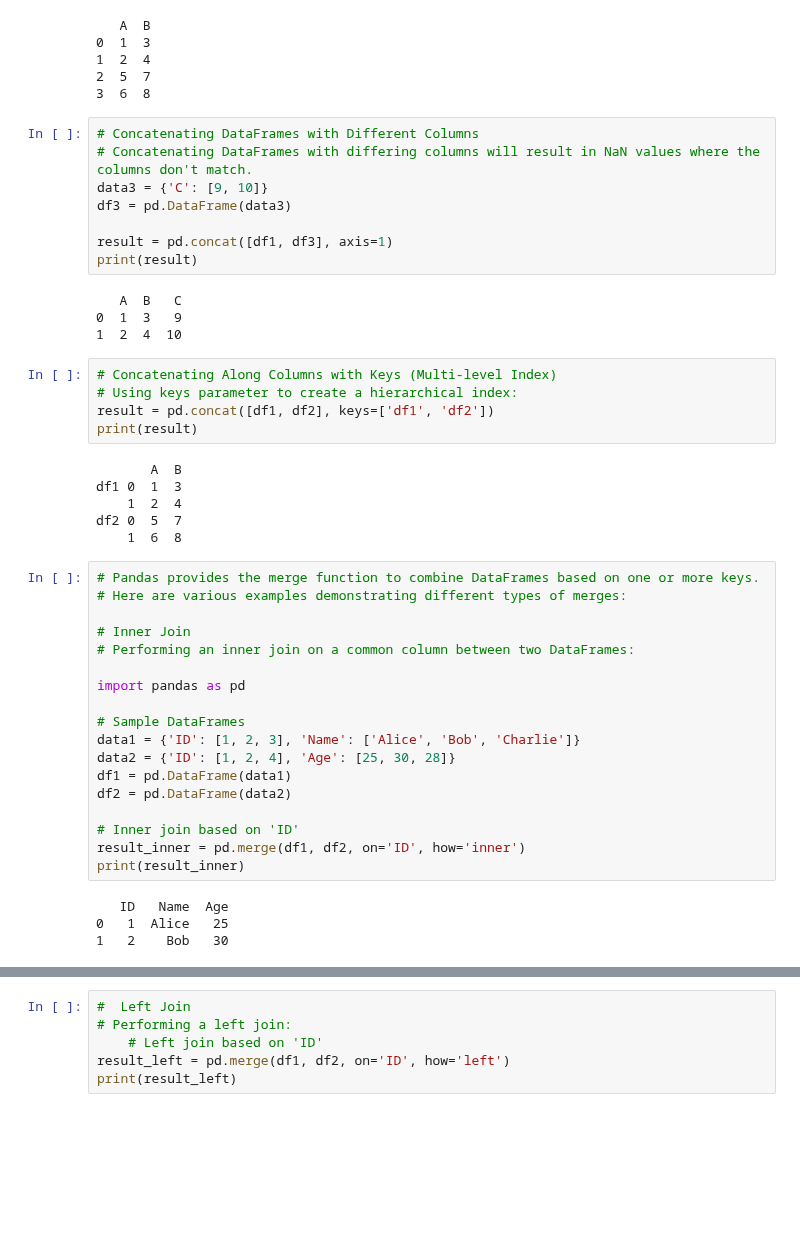
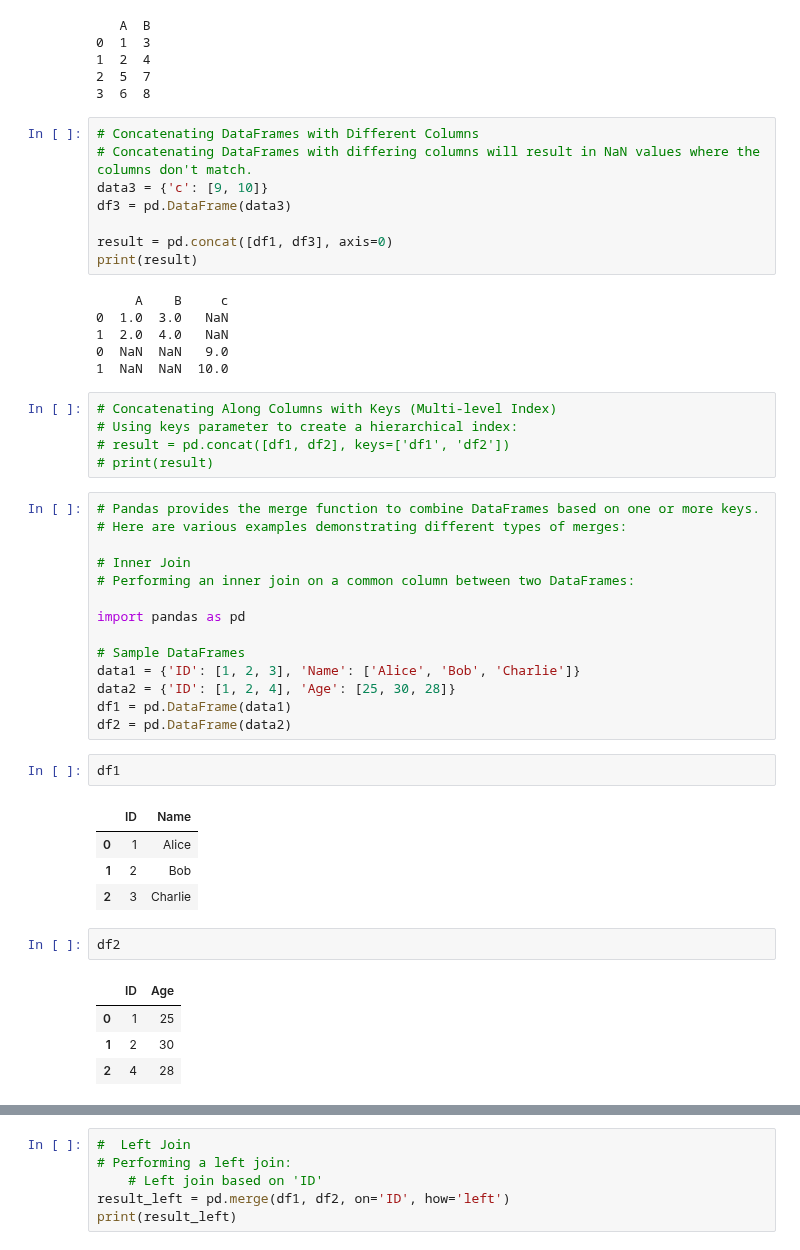
Before and after one commit to MlvPrasadOfficial/kaggle_notebooks, a Jupyter notebook: teach-oct16-python.ipynb, the cells around one changed output, grey strips where cells are left out. Drawn from its saved outputs; the diff is of its cells as text; blank space fills up the shorter version.

```diff
--- a/teach-oct16-python.ipynb
+++ b/teach-oct16-python.ipynb
@@ -3315,26 +3326,22 @@ print(result)
 # %%
 # Concatenating DataFrames with Different Columns
 # Concatenating DataFrames with differing columns will result in NaN values where the columns don't match.
-data3 = {'C': [9, 10]}
+data3 = {'c': [9, 10]}
 df3 = pd.DataFrame(data3)
 
-result = pd.concat([df1, df3], axis=1)
+result = pd.concat([df1, df3], axis=0)
 print(result)
 # %% [output]
-   A  B   C
-0  1  3   9
-1  2  4  10
+     A    B     c
+0  1.0  3.0   NaN
+1  2.0  4.0   NaN
+0  NaN  NaN   9.0
+1  NaN  NaN  10.0
 # %%
 # Concatenating Along Columns with Keys (Multi-level Index)
 # Using keys parameter to create a hierarchical index:
-result = pd.concat([df1, df2], keys=['df1', 'df2'])
-print(result)
+# result = pd.concat([df1, df2], keys=['df1', 'df2'])
+# print(result)
-# %% [output]
-       A  B
-df1 0  1  3
-    1  2  4
-df2 0  5  7
-    1  6  8
 # %%
 # Pandas provides the merge function to combine DataFrames based on one or more keys.
 # Here are various examples demonstrating different types of merges:
@@ -3349,11 +3356,17 @@ data1 = {'ID': [1, 2, 3], 'Name': ['Alice', 'Bob', 'Charlie']}
 data2 = {'ID': [1, 2, 4], 'Age': [25, 30, 28]}
 df1 = pd.DataFrame(data1)
 df2 = pd.DataFrame(data2)
-
-# Inner join based on 'ID'
-result_inner = pd.merge(df1, df2, on='ID', how='inner')
-print(result_inner)
-# %% [output]
-   ID   Name  Age
-0   1  Alice   25
-1   2    Bob   30
+# %%
+df1
+# %% [output]
+|  | ID | Name |
+| 0 | 1 | Alice |
+| 1 | 2 | Bob |
+| 2 | 3 | Charlie |
+# %%
+df2
+# %% [output]
+|  | ID | Age |
+| 0 | 1 | 25 |
+| 1 | 2 | 30 |
+| 2 | 4 | 28 |
```
Also changed, not shown: parts of 15 cells of this notebook.
